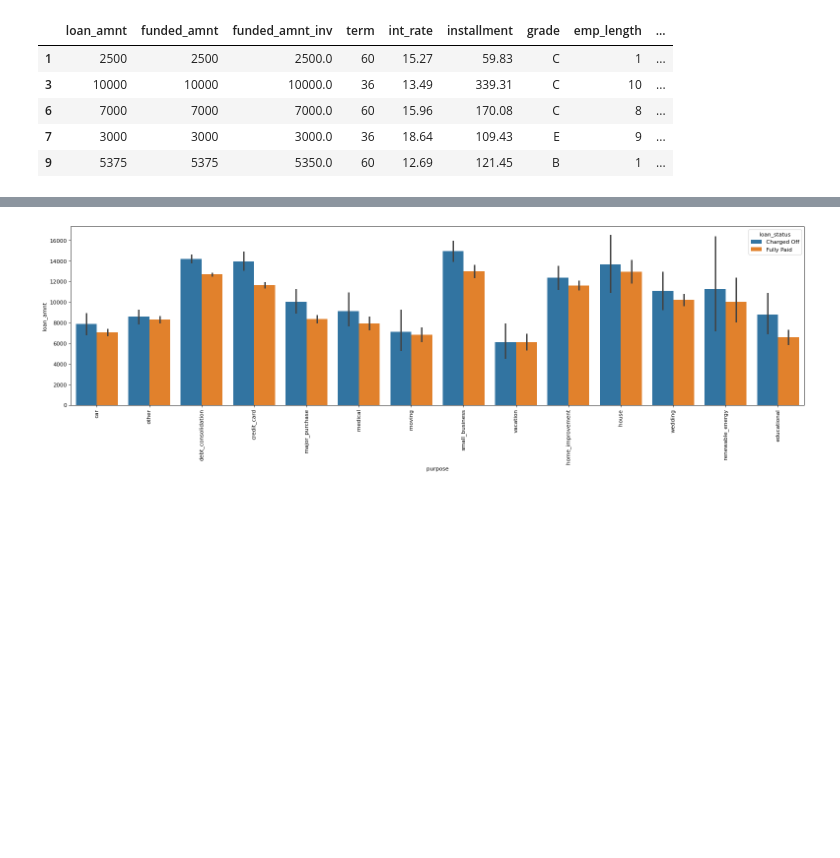
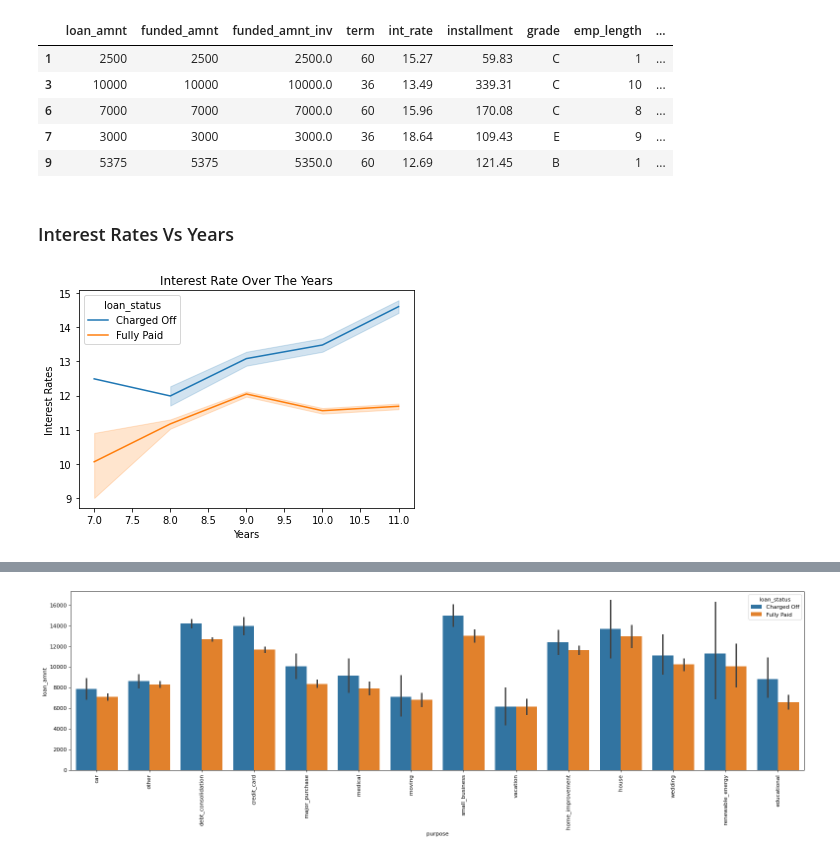
Before and after one commit to hargurjeet/Lending-Club-CaseStudy, a Jupyter notebook: Lending_Club_Case_Study.ipynb, the cells around one changed output, grey strips where cells are left out. Drawn from its saved outputs; the diff is of its cells as text; code cells hidden in the pictures; blank space fills up the shorter version.

```diff
--- a/Lending_Club_Case_Study.ipynb
+++ b/Lending_Club_Case_Study.ipynb
@@ -607,3 +597,13 @@ df4.head()
 | 6 | 7000 | 7000 | 7000.0 | 60 | 15.96 | 170.08 | C | 8 | ... |
 | 7 | 3000 | 3000 | 3000.0 | 36 | 18.64 | 109.43 | E | 9 | ... |
 | 9 | 5375 | 5375 | 5350.0 | 60 | 12.69 | 121.45 | B | 1 | ... |
+# %% [markdown]
+### Interest Rates Vs Years
+# %%
+sns.lineplot(x=df4.Issue_Year, y=df4.int_rate, hue=df4.loan_status)
+plt.title('Interest Rate Over The Years')
+plt.ylabel('Interest Rates')
+plt.xlabel('Years')
+plt.show()
+# %% [output]
+[figure, added]
```
Also changed, not shown: parts of 18 cells of this notebook.
